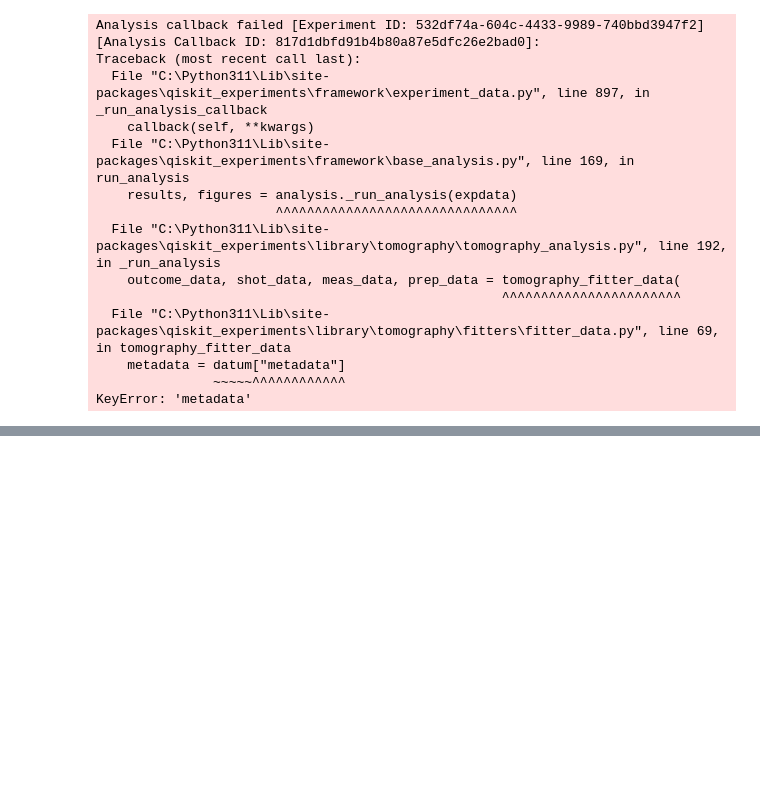
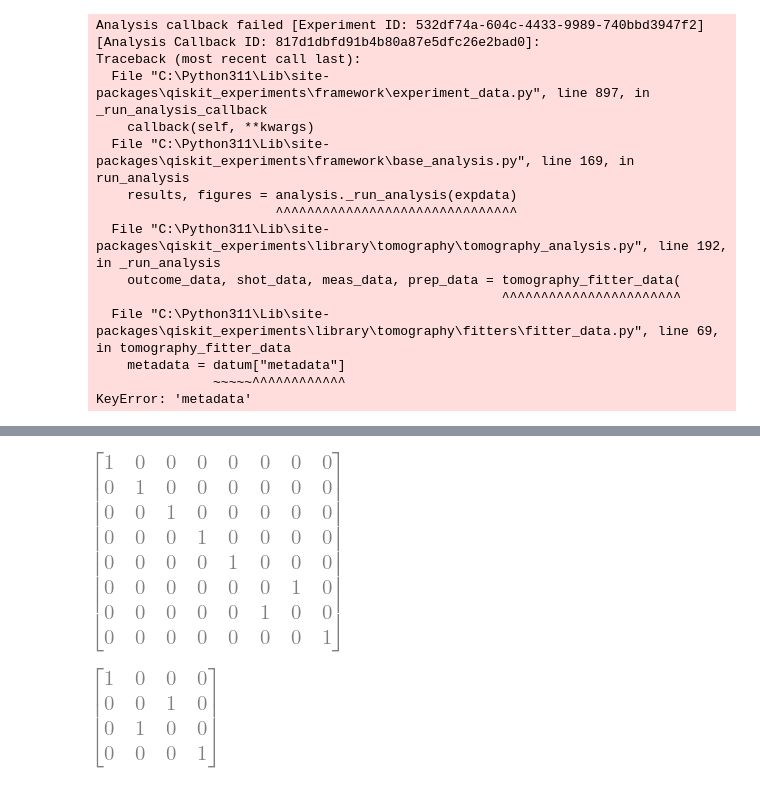
Before and after one commit to jonasmaziero/Projeto_CNPq_AWS_2023, a Jupyter notebook: teste2.ipynb, the cells around one changed output, grey strips where cells are left out. Cells and saved outputs as stored; diff of their text form; code cells hidden in the pictures; blank space fills up the shorter version.

```diff
--- a/teste2.ipynb
+++ b/teste2.ipynb
@@ -99,0 +125,11 @@ KeyError: 'metadata'
+# %%
+
+(tp(P0,tp(s0,s0))+tp(P1,tp(s1,s0)))*(tp(P0,tp(s0,s0))+tp(P1,tp(s0,s1)))*Perm
+# %% [output]
+[figure, added]
+# %%
+CNOT21 = tp(s0,P0) + tp(s1,P1)
+SWAP = CNOT*CNOT21*CNOT
+SWAP
+# %% [output]
+[figure, added]
```
Also changed, not shown: parts of 10 cells of this notebook.
